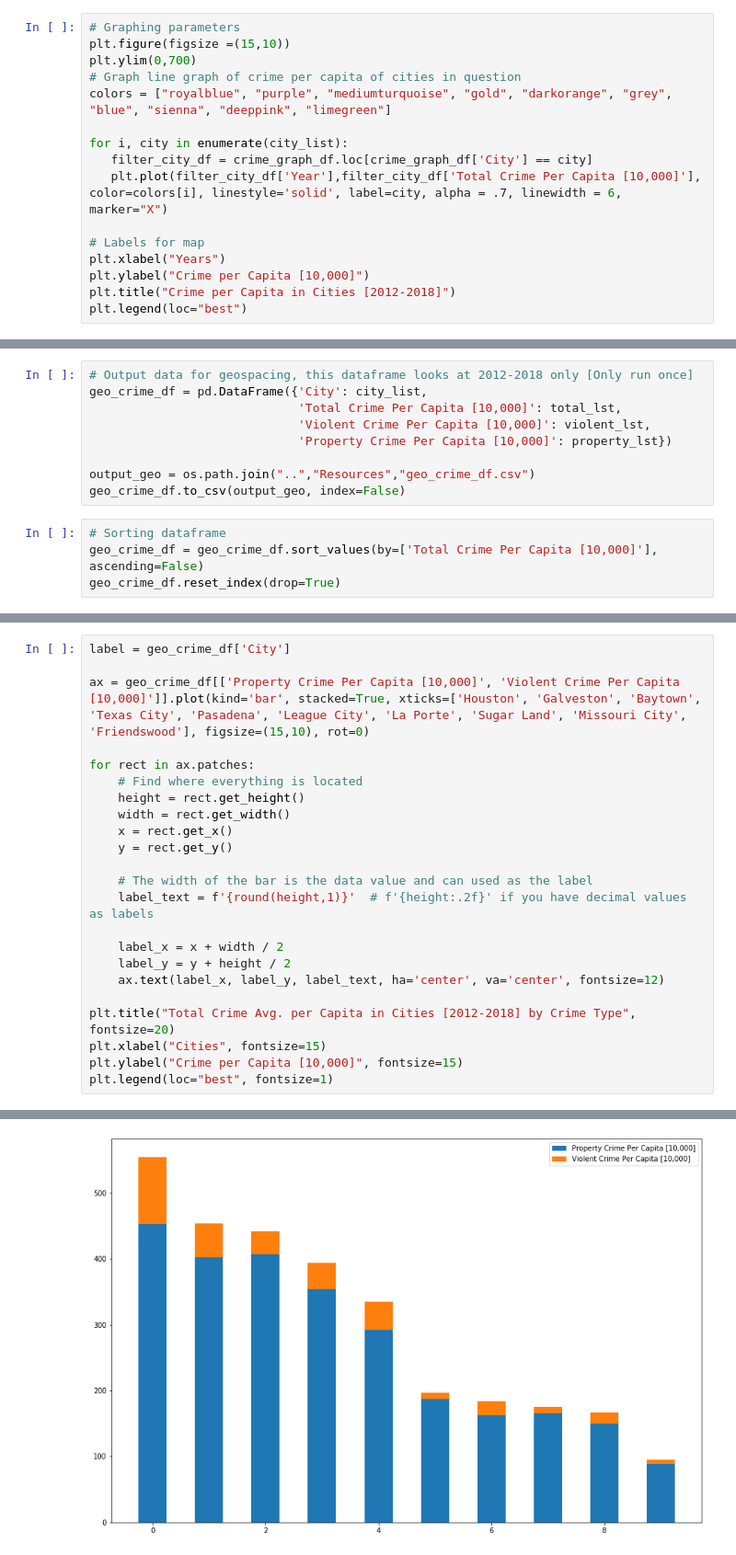
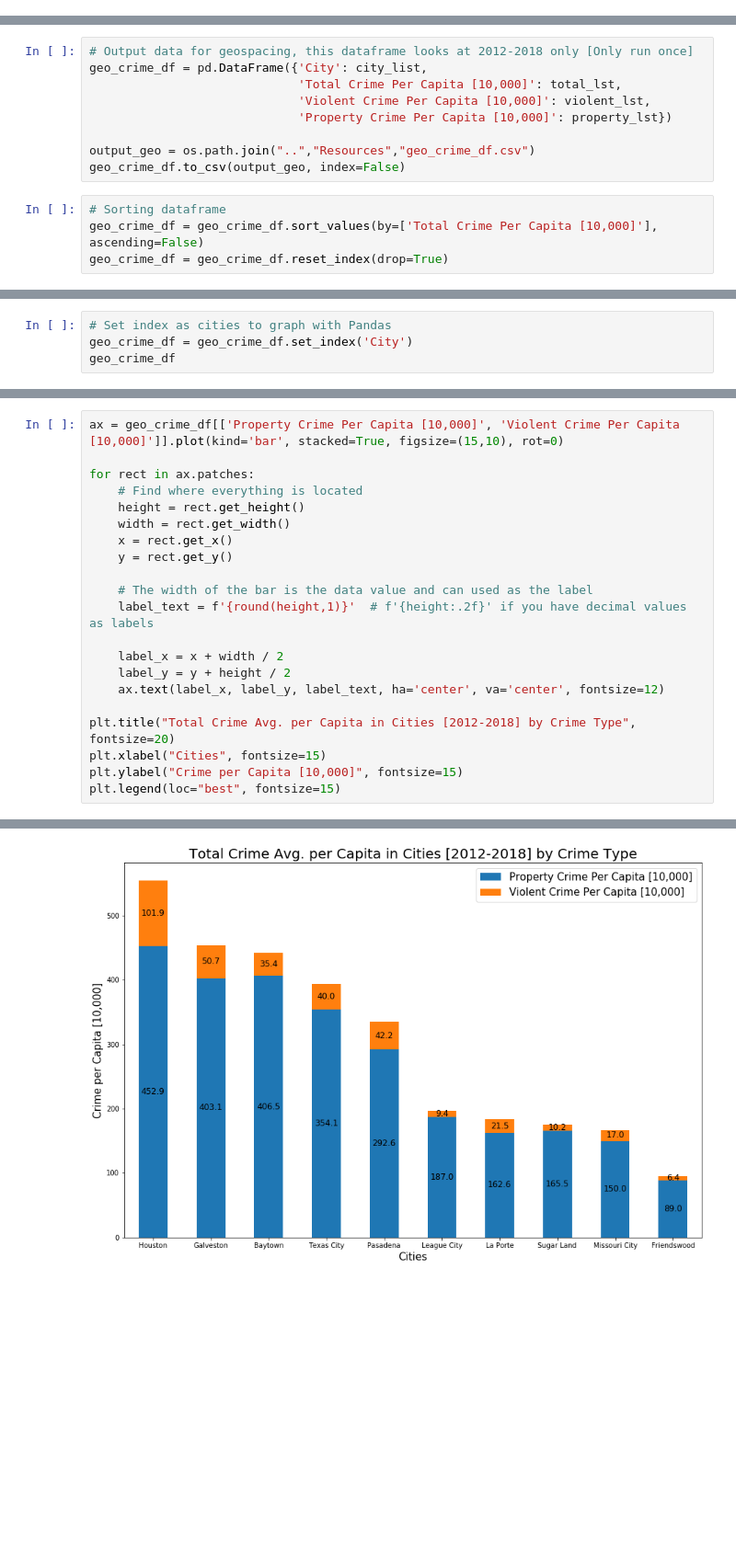
Before and after one commit to andresocorro/project_1, a Jupyter notebook: src_files/CrimeData.ipynb, the cells around one changed output, grey strips where cells are left out. Shown at 92% size. Saved outputs shown, nothing was run; the diff lists cells and outputs as text; blank space fills up the shorter version.

```diff
--- a/src_files/CrimeData.ipynb
+++ b/src_files/CrimeData.ipynb
@@ -215,16 +220,0 @@ property_lst = []
-# %%
-# Graphing parameters
-plt.figure(figsize =(15,10))
-plt.ylim(0,700)
-# Graph line graph of crime per capita of cities in question
-colors = ["royalblue", "purple", "mediumturquoise", "gold", "darkorange", "grey", "blue", "sienna", "deeppink", "limegreen"]
-
-for i, city in enumerate(city_list):
-   filter_city_df = crime_graph_df.loc[crime_graph_df['City'] == city]
-   plt.plot(filter_city_df['Year'],filter_city_df['Total Crime Per Capita [10,000]'], color=colors[i], linestyle='solid', label=city, alpha = .7, linewidth = 6, marker="X")
-
-# Labels for map
-plt.xlabel("Years")
-plt.ylabel("Crime per Capita [10,000]")
-plt.title("Crime per Capita in Cities [2012-2018]")
-plt.legend(loc="best")
@@ -250,4 +237,4 @@ geo_crime_df.to_csv(output_geo, index=False)
 # %%
 # Sorting dataframe
 geo_crime_df = geo_crime_df.sort_values(by=['Total Crime Per Capita [10,000]'], ascending=False)
-geo_crime_df.reset_index(drop=True)
+geo_crime_df = geo_crime_df.reset_index(drop=True)
@@ -274,3 +249,7 @@ plt.title("Crime per Capita in Cities [2012-2018]", fontsize=20)
 # %% [output]
 Text(0.5, 1.0, 'Crime per Capita in Cities [2012-2018]')
 [figure]
+# %%
+# Set index as cities to graph with Pandas
+geo_crime_df = geo_crime_df.set_index('City')
+geo_crime_df
@@ -277,7 +269,5 @@ Text(0.5, 1.0, 'Crime per Capita in Cities [2012-2018]')
 # %%
-label = geo_crime_df['City']
-
-ax = geo_crime_df[['Property Crime Per Capita [10,000]', 'Violent Crime Per Capita [10,000]']].plot(kind='bar', stacked=True, xticks=['Houston', 'Galveston', 'Baytown', 'Texas City', 'Pasadena', 'League City', 'La Porte', 'Sugar Land', 'Missouri City', 'Friendswood'], figsize=(15,10), rot=0)
+ax = geo_crime_df[['Property Crime Per Capita [10,000]', 'Violent Crime Per Capita [10,000]']].plot(kind='bar', stacked=True, figsize=(15,10), rot=0)
 
 for rect in ax.patches:
     # Find where everything is located
@@ -296,5 +286,5 @@ for rect in ax.patches:
 plt.title("Total Crime Avg. per Capita in Cities [2012-2018] by Crime Type", fontsize=20)
 plt.xlabel("Cities", fontsize=15)
 plt.ylabel("Crime per Capita [10,000]", fontsize=15)
-plt.legend(loc="best", fontsize=1)
+plt.legend(loc="best", fontsize=15)
 # %% [output]
@@ -302 +292 @@ ConversionError: Failed to convert value(s) to axis units: ['Houston', 'Galvesto
-[figure, old version]
+[figure, new version]
```
Also changed, not shown: parts of 9 cells of this notebook.
